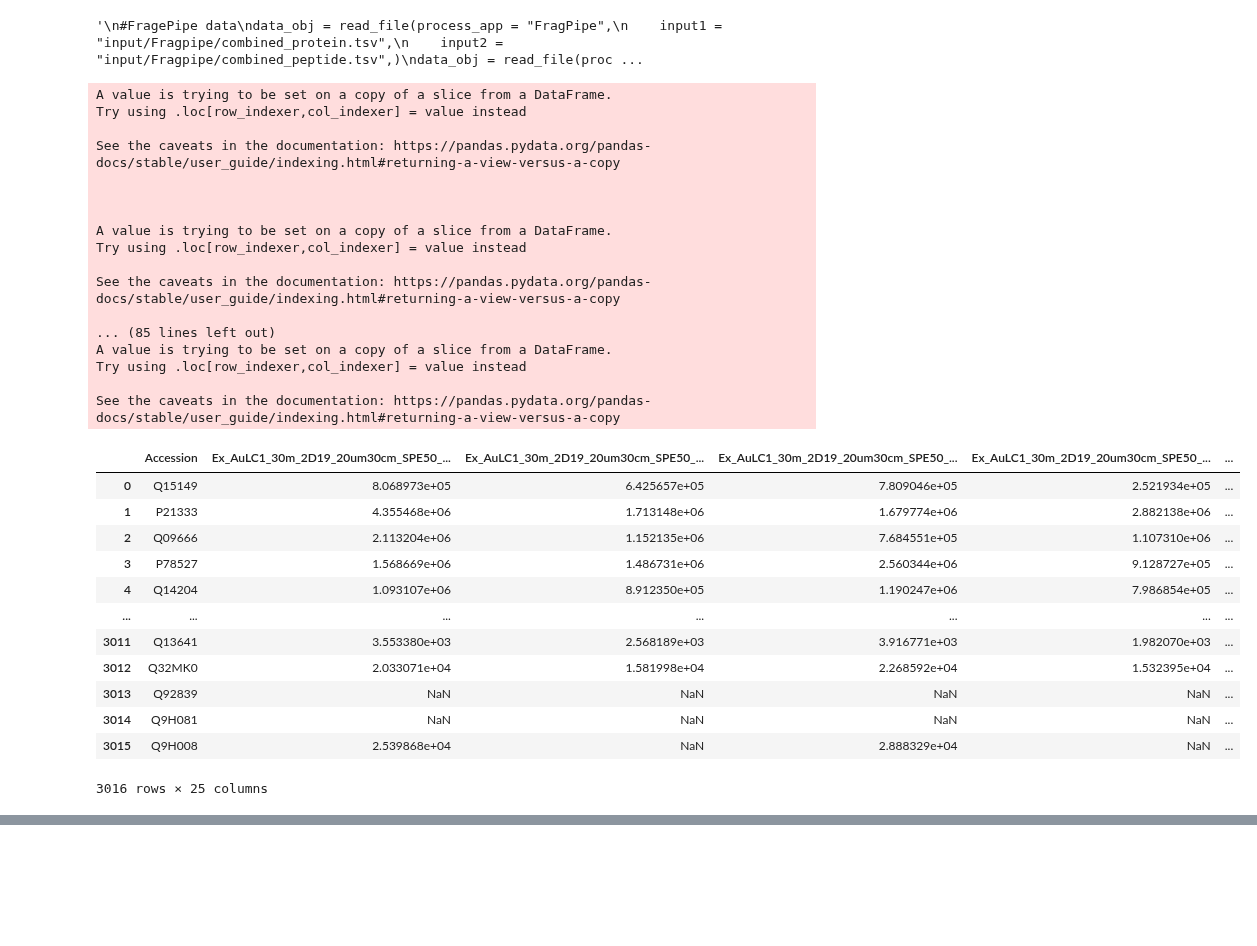
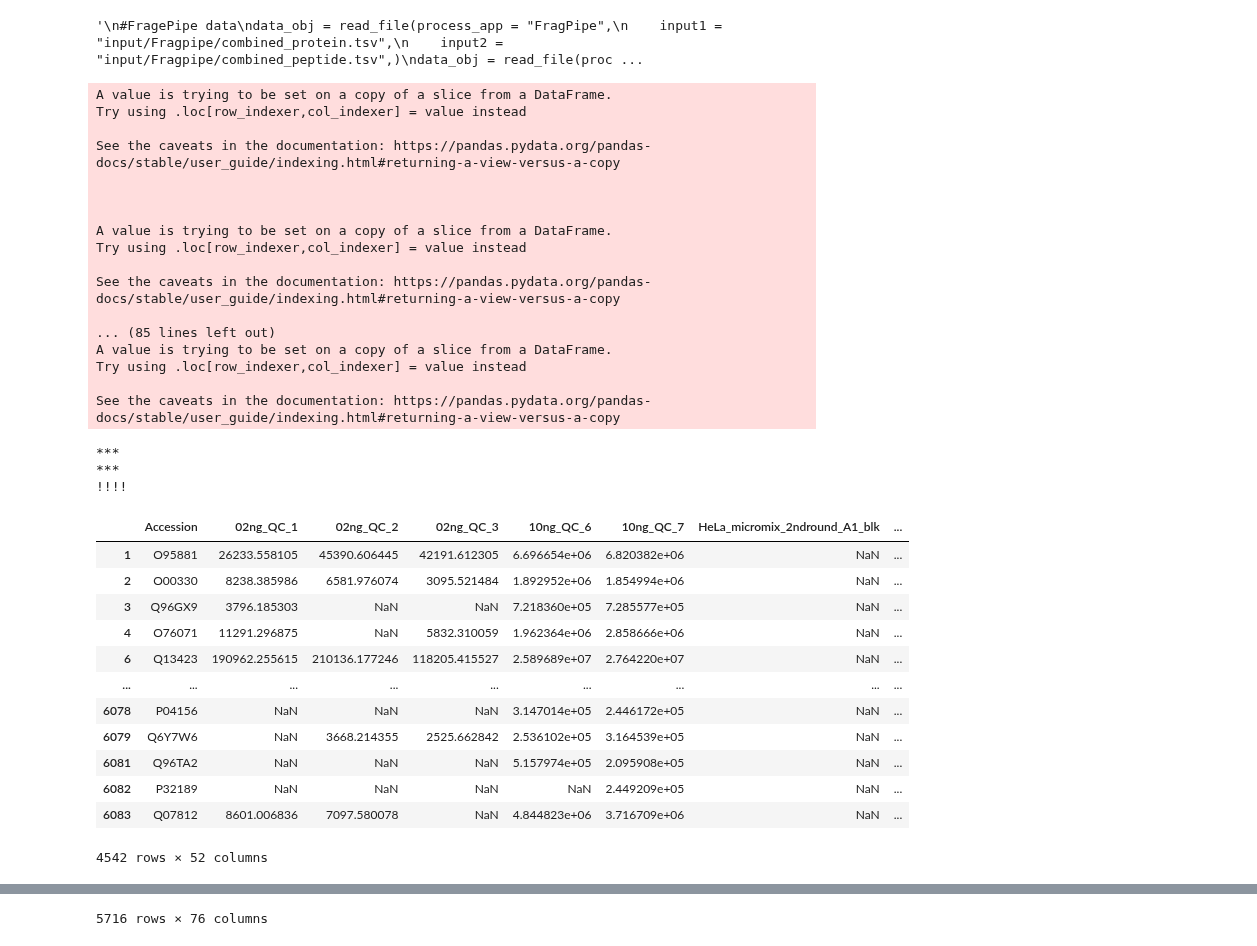
Before and after one commit to RTKlab-BYU/SCP_LF, a Jupyter notebook: Single_cell_workflow.ipynb, the cells around one changed output, grey strips where cells are left out. Saved outputs shown, nothing was run; the diff lists cells and outputs as text; code cells hidden in the pictures; blank space fills up the shorter version.

```diff
--- a/Single_cell_workflow.ipynb
+++ b/Single_cell_workflow.ipynb
@@ -522,6 +522,7 @@ def outer_join_data_objects(data_objects):
 
     first_file = True
     for eachDataObject in data_objects:
+        print("***")
         if first_file:
             first_file = False
             final_data_object = eachDataObject
@@ -557,12 +558,14 @@ def outer_join_data_objects(data_objects):
             if duplicates_found:
                 print("Error: files analyzed twice present!!!")
                 quit()
+                print("@#afio2q3")
             else:
                 #merge keeping all proteins
-                pd.merge(final_data_object['protein_abundance'],eachDataObject['protein_abundance'],how="outer")
-                pd.merge(final_data_object['protein_ID_matrix'],eachDataObject['protein_ID_matrix'],how="outer")
-                pd.merge(final_data_object['peptide_abundance'],eachDataObject['peptide_abundance'],how="outer")
-                pd.merge(final_data_object['peptide_ID_matrix'],eachDataObject['peptide_ID_matrix'],how="outer")
+                print("!!!!")
+                final_data_object['protein_abundance'] = pd.merge(final_data_object['protein_abundance'],eachDataObject['protein_abundance'],how="outer")
+                final_data_object['protein_ID_matrix'] = pd.merge(final_data_object['protein_ID_matrix'],eachDataObject['protein_ID_matrix'],how="outer")
+                final_data_object['peptide_abundance'] = pd.merge(final_data_object['peptide_abundance'],eachDataObject['peptide_abundance'],how="outer")
+                final_data_object['peptide_ID_matrix'] = pd.merge(final_data_object['peptide_ID_matrix'],eachDataObject['peptide_ID_matrix'],how="outer")
 
     return final_data_object
 # %%
@@ -1917,44 +1920,48 @@ filelist = [{"input1":"SingleCell_30m_MBR_KO_2_Proteins.txt",
              "input3":"SingleCell_30m_MBR_KO_2_PeptideGroups.txt",
              "input4":"SingleCell_30m_MBR_KO_2_PeptideGroups.txt",
              "input5":"SingleCell_30m_MBR_KO_2_InputFiles.txt"},
              {"input1":"Micromics_jurkat_vs_hela_Proteins.txt",
              "input2":"Micromics_jurkat_vs_hela_PeptideGroups.txt",
              "input3":"Micromics_jurkat_vs_hela_Proteins.txt",
              "input4":"Micromics_jurkat_vs_hela_PeptideGroups.txt",
              "input5":"Micromics_jurkat_vs_hela_InputFiles.txt"}
             ]
 
 x = read_files(grouped_input_files=filelist,process_apps=["PD","PD"])
 data_obj = outer_join_data_objects(x)
-data_obj = filter_by_missing_values(data_obj)
+#display(x[1]["protein_abundance"])
+#display(data_obj["protein_abundance"])
 # %% [output]
 A value is trying to be set on a copy of a slice from a DataFrame.
 Try using .loc[row_indexer,col_indexer] = value instead
 
 See the caveats in the documentation: https://pandas.pydata.org/pandas-docs/stable/user_guide/indexing.html#returning-a-view-versus-a-copy
 
 
 
 A value is trying to be set on a copy of a slice from a DataFrame.
 Try using .loc[row_indexer,col_indexer] = value instead
 
 See the caveats in the documentation: https://pandas.pydata.org/pandas-docs/stable/user_guide/indexing.html#returning-a-view-versus-a-copy
 
 ... (85 lines left out)
 A value is trying to be set on a copy of a slice from a DataFrame.
 Try using .loc[row_indexer,col_indexer] = value instead
 
 See the caveats in the documentation: https://pandas.pydata.org/pandas-docs/stable/user_guide/indexing.html#returning-a-view-versus-a-copy
+***
+***
+!!!!
-|  | Accession | Ex_AuLC1_30m_2D19_20um30cm_SPE50_... | Ex_AuLC1_30m_2D19_20um30cm_SPE50_... | Ex_AuLC1_30m_2D19_20um30cm_SPE50_... | Ex_AuLC1_30m_2D19_20um30cm_SPE50_... | ... |
-| 0 | Q15149 | 8.068973e+05 | 6.425657e+05 | 7.809046e+05 | 2.521934e+05 | ... |
-| 1 | P21333 | 4.355468e+06 | 1.713148e+06 | 1.679774e+06 | 2.882138e+06 | ... |
-| 2 | Q09666 | 2.113204e+06 | 1.152135e+06 | 7.684551e+05 | 1.107310e+06 | ... |
-| 3 | P78527 | 1.568669e+06 | 1.486731e+06 | 2.560344e+06 | 9.128727e+05 | ... |
-| 4 | Q14204 | 1.093107e+06 | 8.912350e+05 | 1.190247e+06 | 7.986854e+05 | ... |
-| ... | ... | ... | ... | ... | ... | ... |
-| 3011 | Q13641 | 3.553380e+03 | 2.568189e+03 | 3.916771e+03 | 1.982070e+03 | ... |
-| 3012 | Q32MK0 | 2.033071e+04 | 1.581998e+04 | 2.268592e+04 | 1.532395e+04 | ... |
-| 3013 | Q92839 | NaN | NaN | NaN | NaN | ... |
-| 3014 | Q9H081 | NaN | NaN | NaN | NaN | ... |
-| 3015 | Q9H008 | 2.539868e+04 | NaN | 2.888329e+04 | NaN | ... |
+|  | Accession | 02ng_QC_1 | 02ng_QC_2 | 02ng_QC_3 | 10ng_QC_6 | 10ng_QC_7 | HeLa_micromix_2ndround_A1_blk | ... |
+| 1 | O95881 | 26233.558105 | 45390.606445 | 42191.612305 | 6.696654e+06 | 6.820382e+06 | NaN | ... |
+| 2 | O00330 | 8238.385986 | 6581.976074 | 3095.521484 | 1.892952e+06 | 1.854994e+06 | NaN | ... |
+| 3 | Q96GX9 | 3796.185303 | NaN | NaN | 7.218360e+05 | 7.285577e+05 | NaN | ... |
+| 4 | O76071 | 11291.296875 | NaN | 5832.310059 | 1.962364e+06 | 2.858666e+06 | NaN | ... |
+| 6 | Q13423 | 190962.255615 | 210136.177246 | 118205.415527 | 2.589689e+07 | 2.764220e+07 | NaN | ... |
+| ... | ... | ... | ... | ... | ... | ... | ... | ... |
+| 6078 | P04156 | NaN | NaN | NaN | 3.147014e+05 | 2.446172e+05 | NaN | ... |
+| 6079 | Q6Y7W6 | NaN | 3668.214355 | 2525.662842 | 2.536102e+05 | 3.164539e+05 | NaN | ... |
+| 6081 | Q96TA2 | NaN | NaN | NaN | 5.157974e+05 | 2.095908e+05 | NaN | ... |
+| 6082 | P32189 | NaN | NaN | NaN | NaN | 2.449209e+05 | NaN | ... |
+| 6083 | Q07812 | 8601.006836 | 7097.580078 | NaN | 4.844823e+06 | 3.716709e+06 | NaN | ... |
-3016 rows × 25 columns
+4542 rows × 52 columns
@@ -1961,3 +1980,4 @@ See the caveats in the documentation: https://pandas.pydata.org/pandas-docs/stab
+5716 rows × 76 columns
 # %%
 # define group names and assign analysis to different groups(web app version was done through GUI so
 # steps are taken to make sure they have same output)
```
Also changed, not shown: parts of 5 cells of this notebook.
